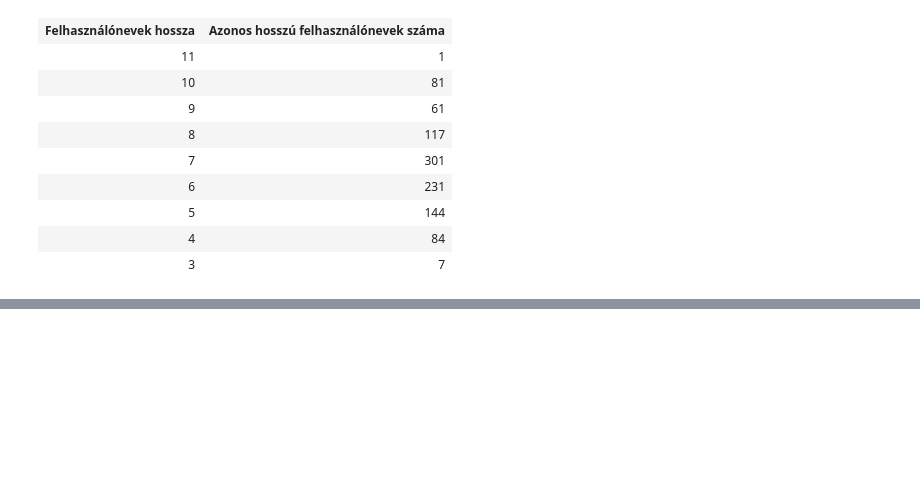
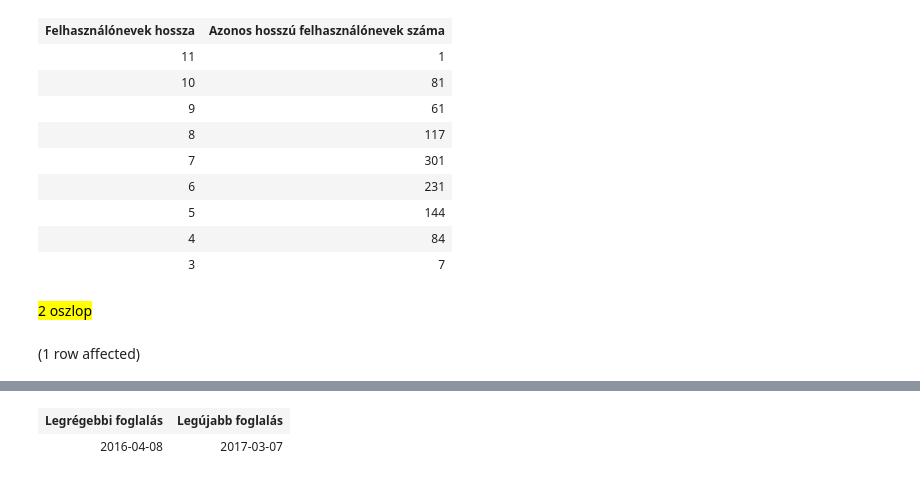
Before and after one commit to MedSzabolcs/SQL_G02, a Jupyter notebook: I. házi feladat (03.08.).ipynb, the cells around one changed output, grey strips where cells are left out. Cells and saved outputs as stored; diff of their text form; code cells hidden in the pictures; blank space fills up the shorter version.

Commit message:
2 oszlop

```diff
--- a/I. házi feladat (03.08.).ipynb
+++ b/I. házi feladat (03.08.).ipynb
@@ -67,3 +67,11 @@ Total execution time: 00:00:00.024
 | 5 | 144 |
 | 4 | 84 |
 | 3 | 7 |
+# %% [markdown]
+<mark>2 oszlop</mark>
+# %%
+SELECT MIN(MEDDIG) AS 'Legrégebbi foglalás',
+       MAX(MEDDIG) AS 'Legújabb foglalás '
+From Foglalas
+# %% [output]
+(1 row affected)
@@ -69,0 +79,2 @@ Total execution time: 00:00:00.024
+| Legrégebbi foglalás | Legújabb foglalás |
+| 2016-04-08 | 2017-03-07 |
```
Also changed, not shown: parts of 4 cells of this notebook.
